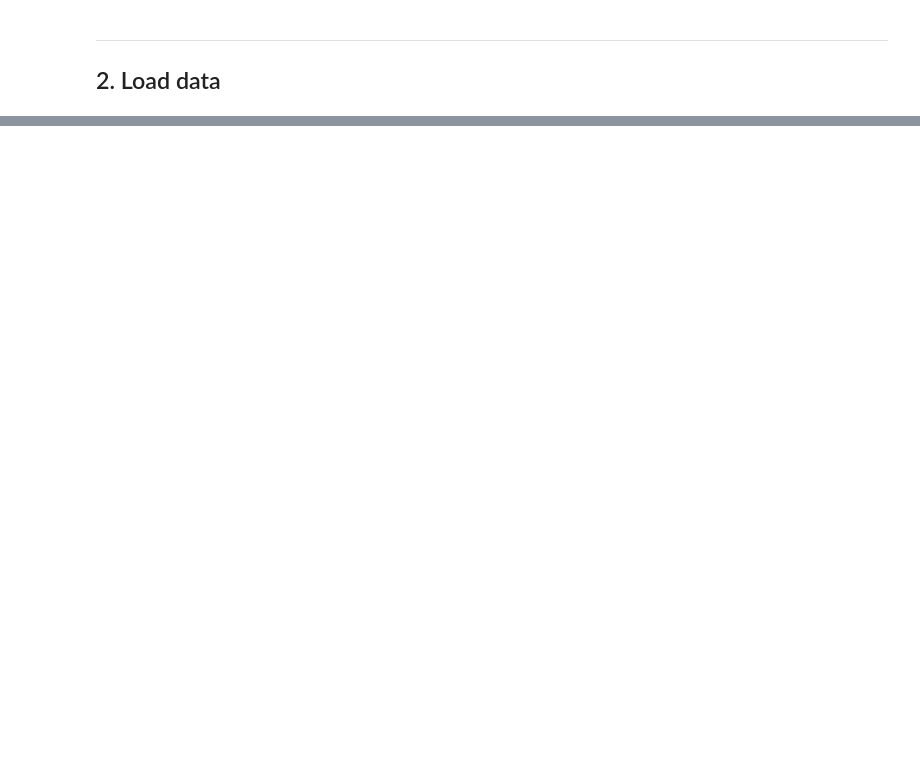
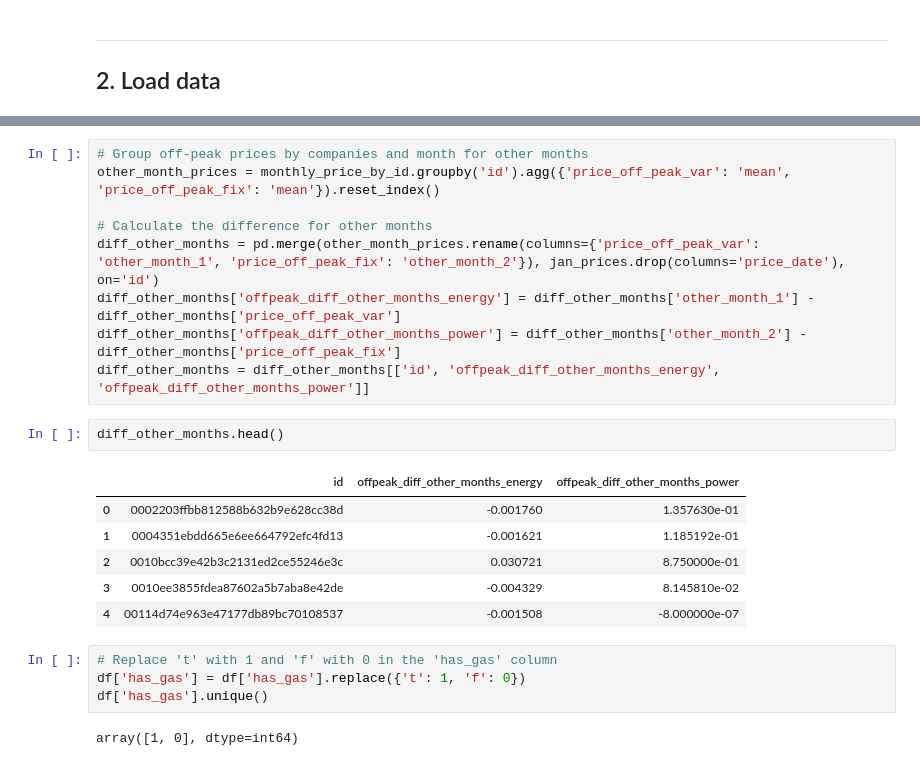
Before and after one commit to sabirinID/BCG-Data-Science-Virtual-Internship, a Jupyter notebook: Files/3-Feature-Engineering-and-Modelling/Task 3 - Feature Engineering & Modelling.ipynb, the cells around one changed output, grey strips where cells are left out. Saved outputs shown, nothing was run; the diff lists cells and outputs as text; blank space fills up the shorter version.

```diff
--- a/Files/3-Feature-Engineering-and-Modelling/Task 3 - Feature Engineering & Modelling.ipynb
+++ b/Files/3-Feature-Engineering-and-Modelling/Task 3 - Feature Engineering & Modelling.ipynb
@@ -89,0 +117,24 @@ diff.head()
+# %%
+# Group off-peak prices by companies and month for other months
+other_month_prices = monthly_price_by_id.groupby('id').agg({'price_off_peak_var': 'mean', 'price_off_peak_fix': 'mean'}).reset_index()
+
+# Calculate the difference for other months
+diff_other_months = pd.merge(other_month_prices.rename(columns={'price_off_peak_var': 'other_month_1', 'price_off_peak_fix': 'other_month_2'}), jan_prices.drop(columns='price_date'), on='id')
+diff_other_months['offpeak_diff_other_months_energy'] = diff_other_months['other_month_1'] - diff_other_months['price_off_peak_var']
+diff_other_months['offpeak_diff_other_months_power'] = diff_other_months['other_month_2'] - diff_other_months['price_off_peak_fix']
+diff_other_months = diff_other_months[['id', 'offpeak_diff_other_months_energy', 'offpeak_diff_other_months_power']]
+# %%
+diff_other_months.head()
+# %% [output]
+|  | id | offpeak_diff_other_months_energy | offpeak_diff_other_months_power |
+| 0 | 0002203ffbb812588b632b9e628cc38d | -0.001760 | 1.357630e-01 |
+| 1 | 0004351ebdd665e6ee664792efc4fd13 | -0.001621 | 1.185192e-01 |
+| 2 | 0010bcc39e42b3c2131ed2ce55246e3c | 0.030721 | 8.750000e-01 |
+| 3 | 0010ee3855fdea87602a5b7aba8e42de | -0.004329 | 8.145810e-02 |
+| 4 | 00114d74e963e47177db89bc70108537 | -0.001508 | -8.000000e-07 |
+# %%
+# Replace 't' with 1 and 'f' with 0 in the 'has_gas' column
+df['has_gas'] = df['has_gas'].replace({'t': 1, 'f': 0})
+df['has_gas'].unique()
+# %% [output]
+array([1, 0], dtype=int64)
```
Also changed, not shown: parts of 25 cells of this notebook.
